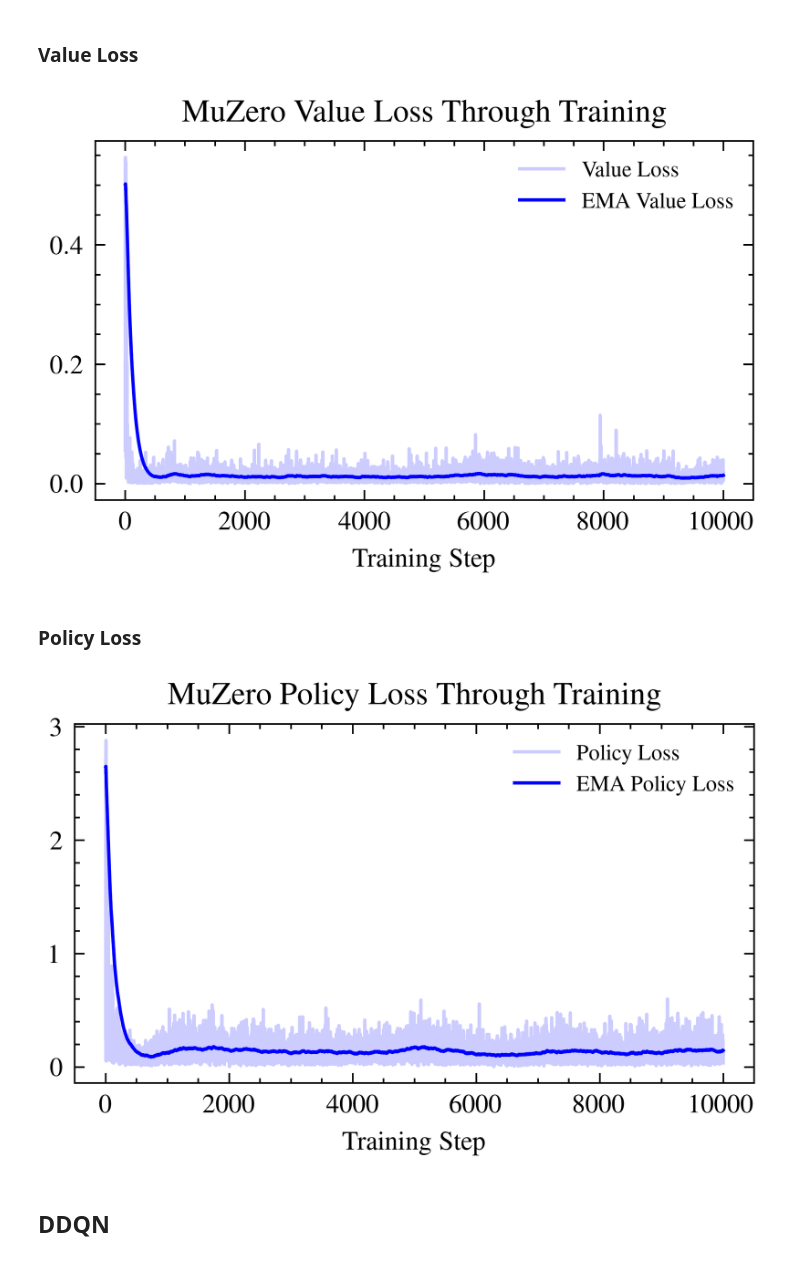
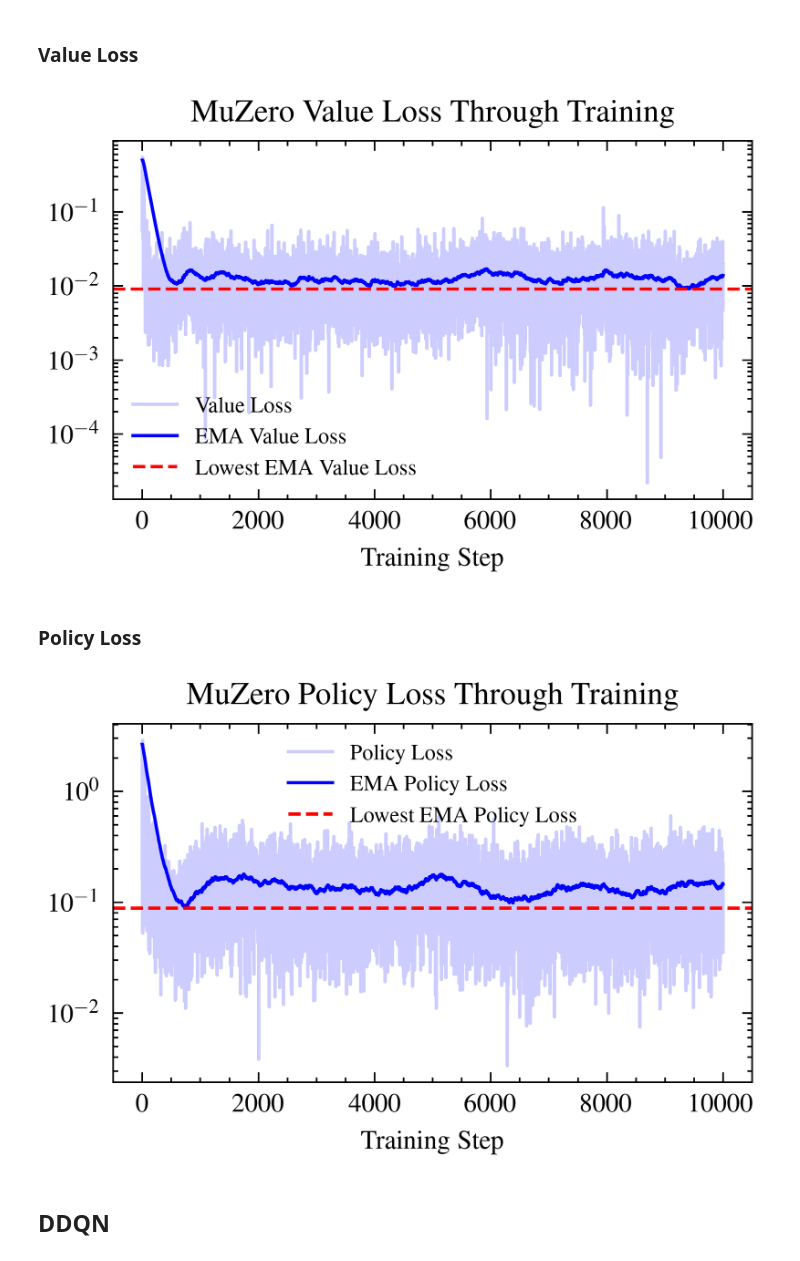
Before and after one commit to pavonism/reinforcement-learning, a Jupyter notebook: scripts/DrawPlotsForReport.ipynb, the cells around one changed output. Drawn from its saved outputs; the diff is of its cells as text; code cells hidden in the pictures.

Commit message:
Change yscale to log for MuZero loss charts

```diff
--- a/scripts/DrawPlotsForReport.ipynb
+++ b/scripts/DrawPlotsForReport.ipynb
@@ -255,32 +250,42 @@ plt.savefig('plots/muzero-reward-loss.png', dpi=300, bbox_inches='tight', pad_in
 df = pd.read_csv('data/muzero_loss.csv')
 df['EMA'] = df['value_loss'][3:].ewm(alpha=0.01, adjust=False).mean()
 
+lowest_ema = df['EMA'].min()
+
 plt.figure(figsize=(3, 2))
 plt.plot(range(len(df)), df['value_loss'], alpha=0.2, color='blue', label='Value Loss')
 plt.plot(range(len(df)), df['EMA'], color='blue', linestyle='-', label='EMA Value Loss')
+plt.axhline(y=lowest_ema, color='red', linestyle='--', label='Lowest EMA Value Loss')
 plt.legend(fontsize='small')
+
+plt.yscale('log')
 plt.title('MuZero Value Loss Through Training')
 plt.xlabel('Training Step')
 plt.tight_layout(pad=0.1)
 plt.savefig('plots/muzero-value-loss.png', dpi=300, bbox_inches='tight', pad_inches=0.1)
 # %% [output]
-[figure, old version]
+[figure, new version]
 # %% [markdown]
 ### Policy Loss
 # %%
 df = pd.read_csv('data/muzero_loss.csv')
 df['EMA'] = df['policy_loss'][1:].ewm(alpha=0.01, adjust=False).mean()
 
+lowest_ema = df['EMA'].min()
+
 plt.figure(figsize=(3, 2))
 plt.plot(range(len(df)), df['policy_loss'], alpha=0.2, color='blue', label='Policy Loss')
 plt.plot(range(len(df)), df['EMA'], color='blue', linestyle='-', label='EMA Policy Loss')
+plt.axhline(y=lowest_ema, color='red', linestyle='--', label='Lowest EMA Policy Loss')
+
+plt.yscale('log')
 plt.legend(fontsize='small')
 plt.title('MuZero Policy Loss Through Training')
 plt.xlabel('Training Step')
 plt.tight_layout(pad=0.1)
 plt.savefig('plots/muzero-policy-loss.png', dpi=300, bbox_inches='tight', pad_inches=0.1)
 # %% [output]
-[figure, old version]
+[figure, new version]
 # %% [markdown]
 ## DDQN
 # %%
```
Also changed, not shown: parts of 3 cells of this notebook, 4 other files.
